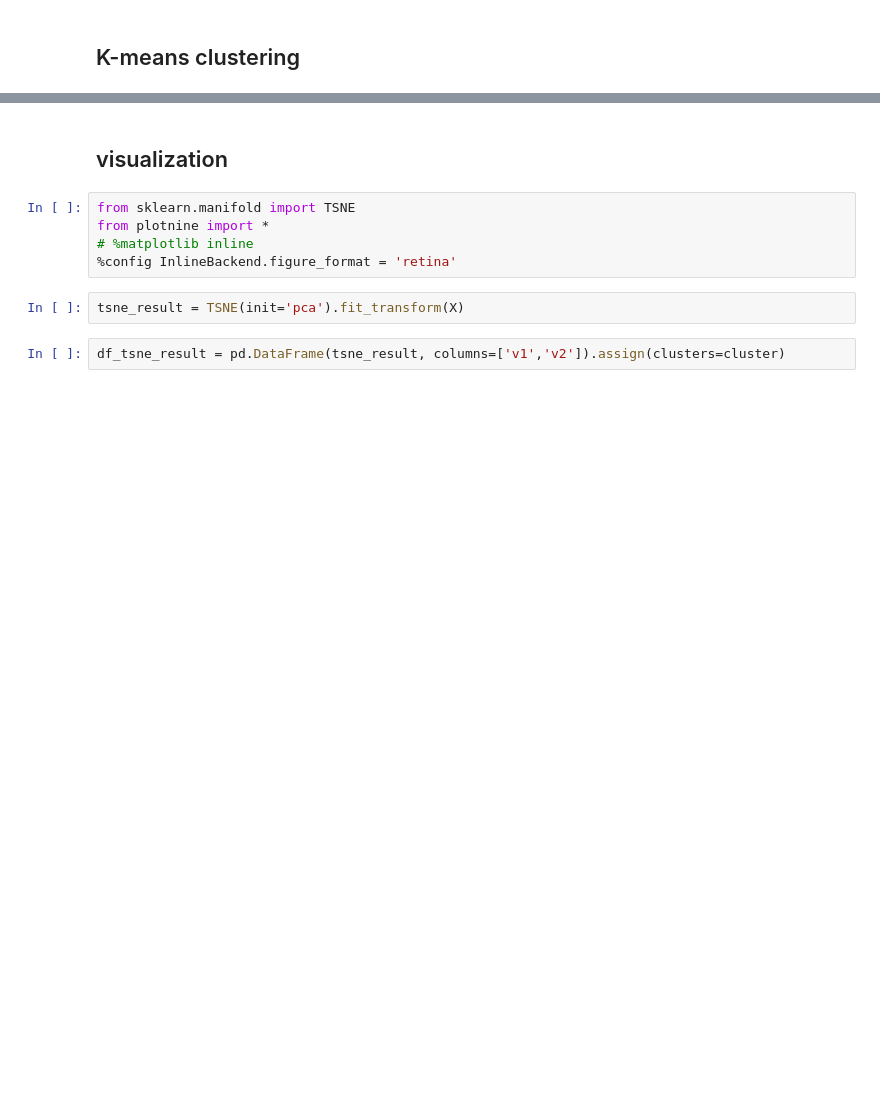
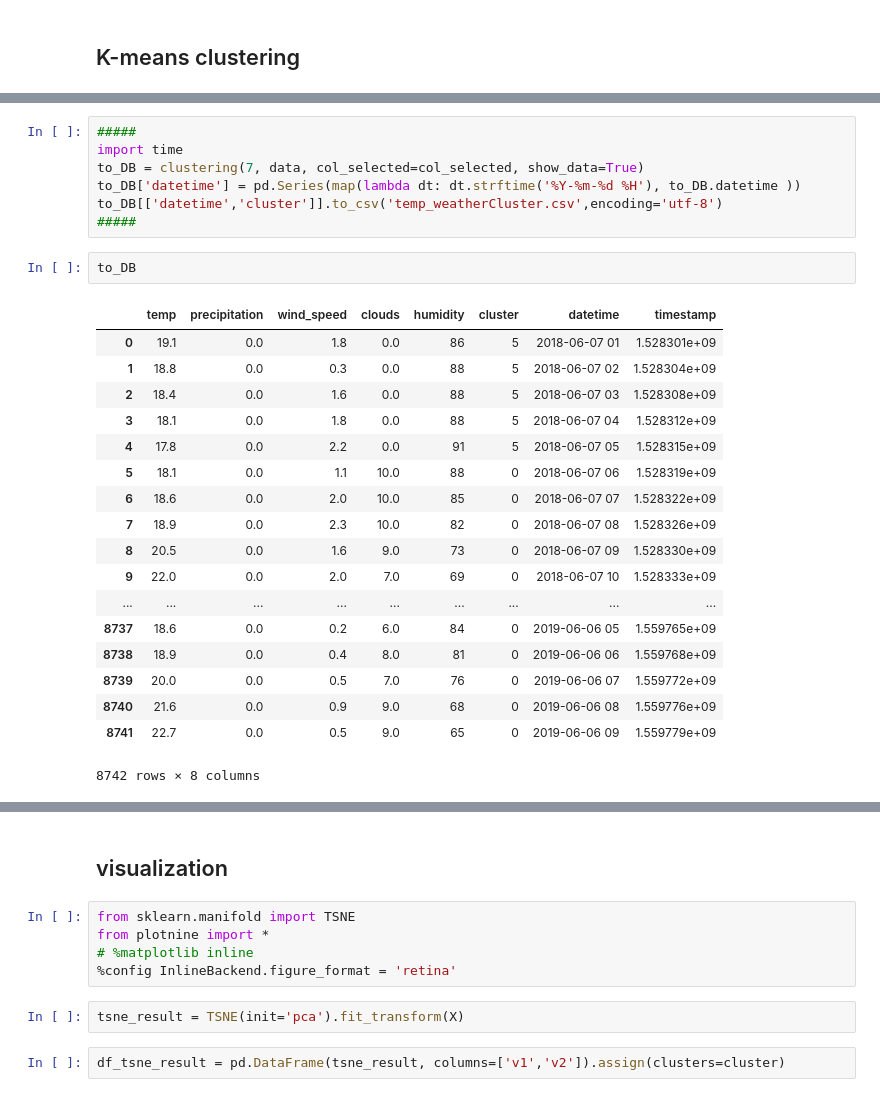
Before and after one commit to chankoo/lookmorning, a Jupyter notebook: api/seoul_weather.ipynb, the cells around one changed output, grey strips where cells are left out. Cells and saved outputs as stored; diff of their text form; blank space fills up the shorter version.

```diff
--- a/api/seoul_weather.ipynb
+++ b/api/seoul_weather.ipynb
@@ -148 +174,29 @@ def clustering(k, X):
+# %%
+#####
+import time
+to_DB = clustering(7, data, col_selected=col_selected, show_data=True)
+to_DB['datetime'] = pd.Series(map(lambda dt: dt.strftime('%Y-%m-%d %H'), to_DB.datetime ))
+to_DB[['datetime','cluster']].to_csv('temp_weatherCluster.csv',encoding='utf-8')
+#####
+# %%
+to_DB
+# %% [output]
+|  | temp | precipitation | wind_speed | clouds | humidity | cluster | datetime | timestamp |
+| 0 | 19.1 | 0.0 | 1.8 | 0.0 | 86 | 5 | 2018-06-07 01 | 1.528301e+09 |
+| 1 | 18.8 | 0.0 | 0.3 | 0.0 | 88 | 5 | 2018-06-07 02 | 1.528304e+09 |
+| 2 | 18.4 | 0.0 | 1.6 | 0.0 | 88 | 5 | 2018-06-07 03 | 1.528308e+09 |
+| 3 | 18.1 | 0.0 | 1.8 | 0.0 | 88 | 5 | 2018-06-07 04 | 1.528312e+09 |
+| 4 | 17.8 | 0.0 | 2.2 | 0.0 | 91 | 5 | 2018-06-07 05 | 1.528315e+09 |
+| 5 | 18.1 | 0.0 | 1.1 | 10.0 | 88 | 0 | 2018-06-07 06 | 1.528319e+09 |
+| 6 | 18.6 | 0.0 | 2.0 | 10.0 | 85 | 0 | 2018-06-07 07 | 1.528322e+09 |
+| 7 | 18.9 | 0.0 | 2.3 | 10.0 | 82 | 0 | 2018-06-07 08 | 1.528326e+09 |
+| 8 | 20.5 | 0.0 | 1.6 | 9.0 | 73 | 0 | 2018-06-07 09 | 1.528330e+09 |
+| 9 | 22.0 | 0.0 | 2.0 | 7.0 | 69 | 0 | 2018-06-07 10 | 1.528333e+09 |
+| ... | ... | ... | ... | ... | ... | ... | ... | ... |
+| 8737 | 18.6 | 0.0 | 0.2 | 6.0 | 84 | 0 | 2019-06-06 05 | 1.559765e+09 |
+| 8738 | 18.9 | 0.0 | 0.4 | 8.0 | 81 | 0 | 2019-06-06 06 | 1.559768e+09 |
+| 8739 | 20.0 | 0.0 | 0.5 | 7.0 | 76 | 0 | 2019-06-06 07 | 1.559772e+09 |
+| 8740 | 21.6 | 0.0 | 0.9 | 9.0 | 68 | 0 | 2019-06-06 08 | 1.559776e+09 |
+| 8741 | 22.7 | 0.0 | 0.5 | 9.0 | 65 | 0 | 2019-06-06 09 | 1.559779e+09 |
+8742 rows × 8 columns
 # %%
```
Also changed, not shown: parts of 44 cells of this notebook, 6 other files.
